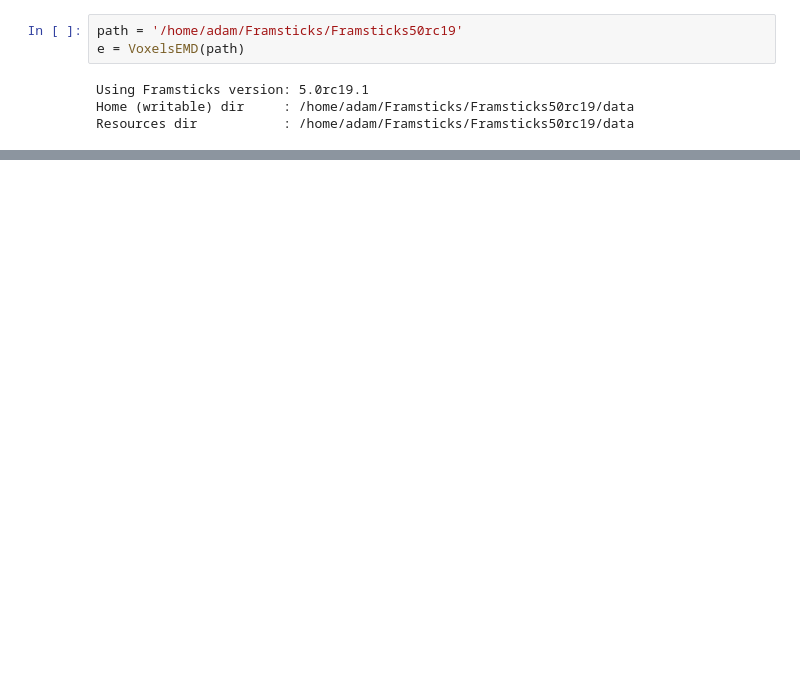
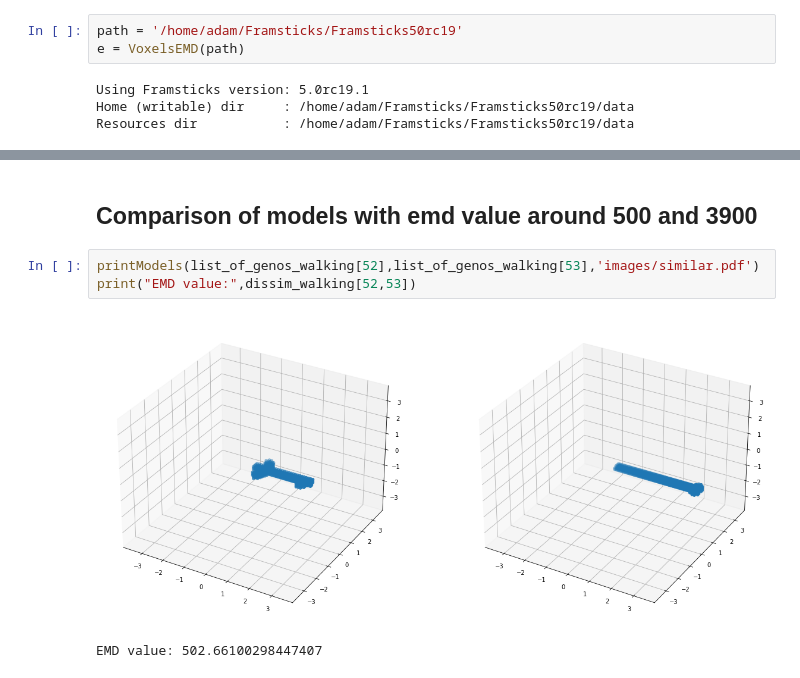
Before and after one commit to AdamKlejda/EMD_Voxels, a Jupyter notebook: TestingVoxelsEMD.ipynb, the cells around one changed output, grey strips where cells are left out. Saved outputs shown, nothing was run; the diff lists cells and outputs as text; blank space fills up the shorter version.

```diff
--- a/TestingVoxelsEMD.ipynb
+++ b/TestingVoxelsEMD.ipynb
@@ -176,0 +65,8 @@ dissim[52,51]
+# %% [markdown]
+## Comparison of models with emd value around 500 and 3900
+# %%
+printModels(list_of_genos_walking[52],list_of_genos_walking[53],'images/similar.pdf')
+print("EMD value:",dissim_walking[52,53])
+# %% [output]
+[figure, added]
+EMD value: 502.66100298447407
```
Also changed, not shown: parts of 21 cells of this notebook, 3 other files.
